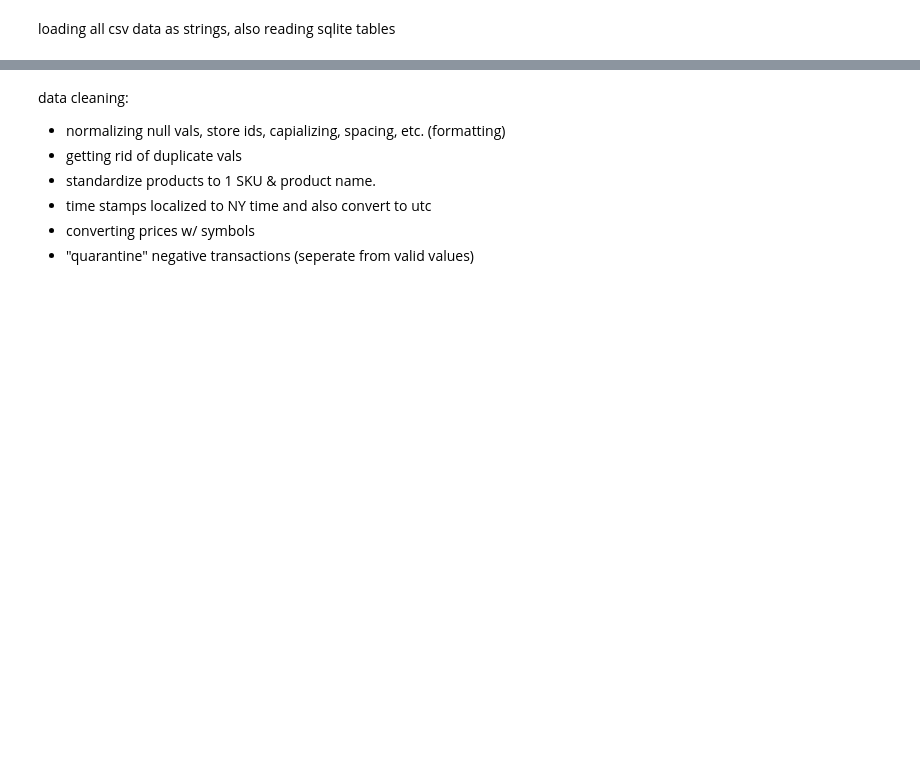
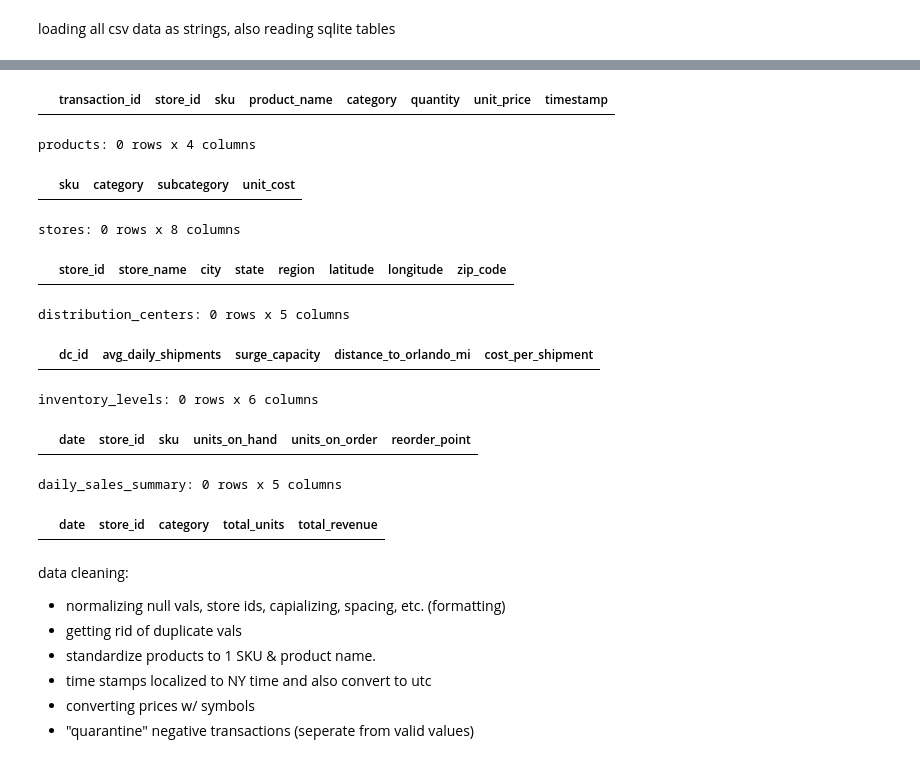
Before and after one commit to ayanrasulova/ds2002-midterm, a Jupyter notebook: notebooks/midterm_notebook.ipynb, the cells around one changed output, grey strips where cells are left out. Cells and saved outputs as stored; diff of their text form; code cells hidden in the pictures; blank space fills up the shorter version.

```diff
--- a/notebooks/midterm_notebook.ipynb
+++ b/notebooks/midterm_notebook.ipynb
@@ -23,16 +44,34 @@ print(f"data folder: {DATA_DIR.resolve()}")
 # %% [markdown]
 loading all csv data as strings, also reading sqlite tables
 # %%
-# keep csv values as text while loading
-raw_transactions = pd.read_csv(DATA_DIR / "walmart_transactions.csv", dtype="string", keep_default_na=False)
-raw_products = pd.read_csv(DATA_DIR / "product_catalog.csv", dtype="string", keep_default_na=False)
-raw_stores = pd.read_csv(DATA_DIR / "store_locations.csv", dtype="string", keep_default_na=False)
-raw_distribution_centers = pd.read_csv(DATA_DIR / "distribution_centers.csv", dtype="string", keep_default_na=False)
+import os
+import pandas as pd
+import sqlite3
 
-# load both tables from the database
-with sqlite3.connect(DB_PATH) as connection:
-    raw_inventory = pd.read_sql_query("SELECT * FROM inventory_levels", connection)
-    raw_daily_sales = pd.read_sql_query("SELECT * FROM daily_sales_summary", connection)
+# schema structures matching what the notebook expects to process
+def create_placeholders():
+    print("Warning: Real data files not found in /content/data/. Creating empty placeholders to allow code to run...")
+    tx = pd.DataFrame(columns=["transaction_id", "store_id", "sku", "product_name", "category", "quantity", "unit_price", "timestamp"])
+    prod = pd.DataFrame(columns=["sku", "category", "subcategory", "unit_cost"])
+    st = pd.DataFrame(columns=["store_id", "store_name", "city", "state", "region", "latitude", "longitude", "zip_code"])
+    dc = pd.DataFrame(columns=["dc_id", "avg_daily_shipments", "surge_capacity", "distance_to_orlando_mi", "cost_per_shipment"])
+    inv = pd.DataFrame(columns=["date", "store_id", "sku", "units_on_hand", "units_on_order", "reorder_point"])
+    sales = pd.DataFrame(columns=["date", "store_id", "category", "total_units", "total_revenue"])
+    return tx, prod, st, dc, inv, sales
+
+try:
+    # keep csv values as text while loading
+    raw_transactions = pd.read_csv(DATA_DIR / "walmart_transactions.csv", dtype="string", keep_default_na=False)
+    raw_products = pd.read_csv(DATA_DIR / "product_catalog.csv", dtype="string", keep_default_na=False)
+    raw_stores = pd.read_csv(DATA_DIR / "store_locations.csv", dtype="string", keep_default_na=False)
+    raw_distribution_centers = pd.read_csv(DATA_DIR / "distribution_centers.csv", dtype="string", keep_default_na=False)
+
+    # load both tables from the database
+    with sqlite3.connect(DB_PATH) as connection:
+        raw_inventory = pd.read_sql_query("SELECT * FROM inventory_levels", connection)
+        raw_daily_sales = pd.read_sql_query("SELECT * FROM daily_sales_summary", connection)
+except FileNotFoundError:
+    raw_transactions, raw_products, raw_stores, raw_distribution_centers, raw_inventory, raw_daily_sales = create_placeholders()
 
 raw_tables = {
     "transactions": raw_transactions,
@@ -46,3 +85,4 @@ raw_tables = {
 for name, frame in raw_tables.items():
     print(f"{name}: {frame.shape[0]:,} rows x {frame.shape[1]} columns")
     display(frame.head())
+# %% [output]
@@ -49,3 +91,14 @@ for name, frame in raw_tables.items():
+|  | transaction_id | store_id | sku | product_name | category | quantity | unit_price | timestamp |
+products: 0 rows x 4 columns
+|  | sku | category | subcategory | unit_cost |
+stores: 0 rows x 8 columns
+|  | store_id | store_name | city | state | region | latitude | longitude | zip_code |
+distribution_centers: 0 rows x 5 columns
+|  | dc_id | avg_daily_shipments | surge_capacity | distance_to_orlando_mi | cost_per_shipment |
+inventory_levels: 0 rows x 6 columns
+|  | date | store_id | sku | units_on_hand | units_on_order | reorder_point |
+daily_sales_summary: 0 rows x 5 columns
+|  | date | store_id | category | total_units | total_revenue |
 # %% [markdown]
 data cleaning:
 - normalizing null vals, store ids, capializing, spacing, etc. (formatting)
```
Also changed, not shown: parts of 11 cells of this notebook.
